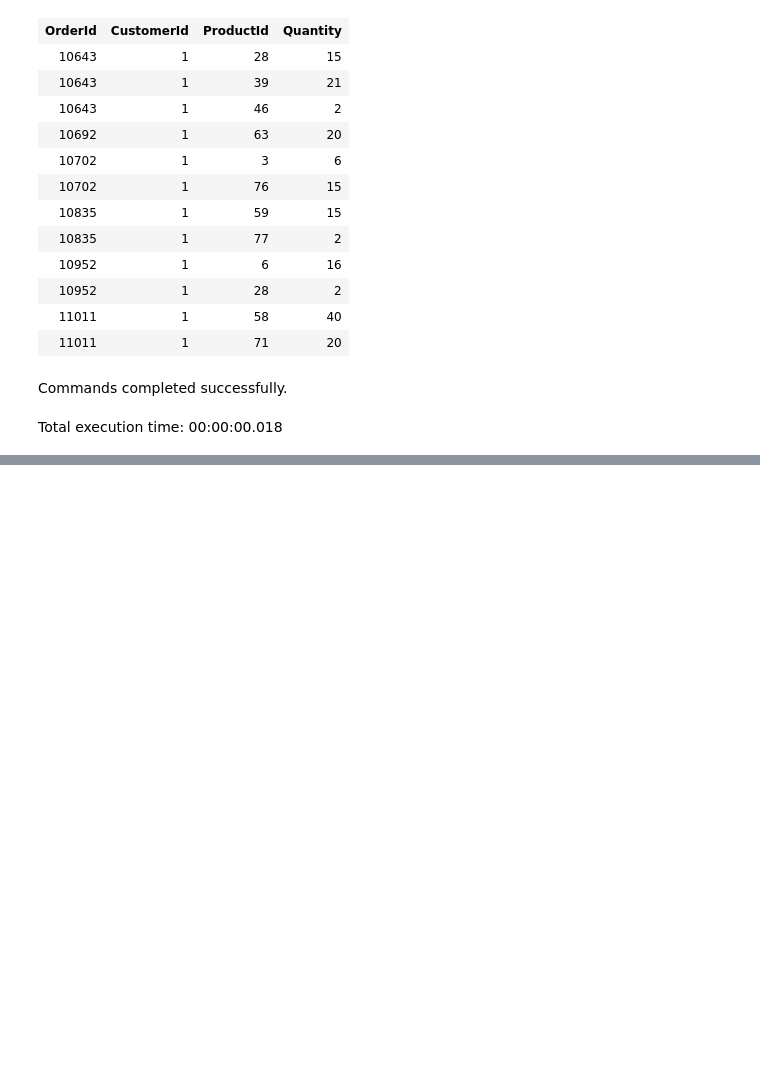
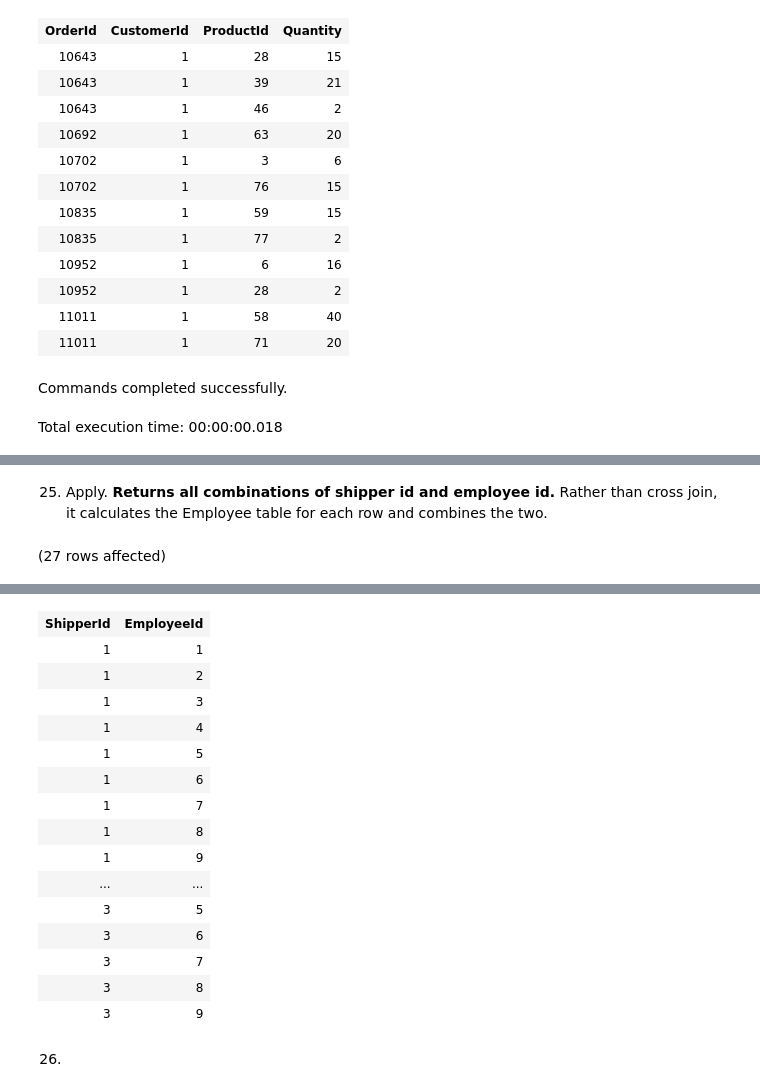
Before and after one commit to ryanmohamed/tsql_hw3, a Jupyter notebook: chapter5.ipynb, the cells around one changed output, grey strips where cells are left out. Cells and saved outputs as stored; diff of their text form; code cells hidden in the pictures; blank space fills up the shorter version.

```diff
--- a/chapter5.ipynb
+++ b/chapter5.ipynb
@@ -686,0 +715,11 @@ Total execution time: 00:00:00.018
+# %% [markdown]
+25. Apply. **Returns all combinations of shipper id and employee id.** Rather than cross join, it calculates the Employee table for each row and combines the two.
+# %%
+use Northwinds2022TSQLV7
+
+select S.ShipperId, E.EmployeeId
+from Sales.[Shipper] as S
+    cross apply
+    HumanResources.[Employee] AS E
+# %% [output]
+(27 rows affected)
@@ -686,0 +727,18 @@ Total execution time: 00:00:00.018
+| ShipperId | EmployeeId |
+| 1 | 1 |
+| 1 | 2 |
+| 1 | 3 |
+| 1 | 4 |
+| 1 | 5 |
+| 1 | 6 |
+| 1 | 7 |
+| 1 | 8 |
+| 1 | 9 |
+| ... | ... |
+| 3 | 5 |
+| 3 | 6 |
+| 3 | 7 |
+| 3 | 8 |
+| 3 | 9 |
+# %% [markdown]
+26)
```
Also changed, not shown: parts of 3 cells of this notebook, 1 other file.
